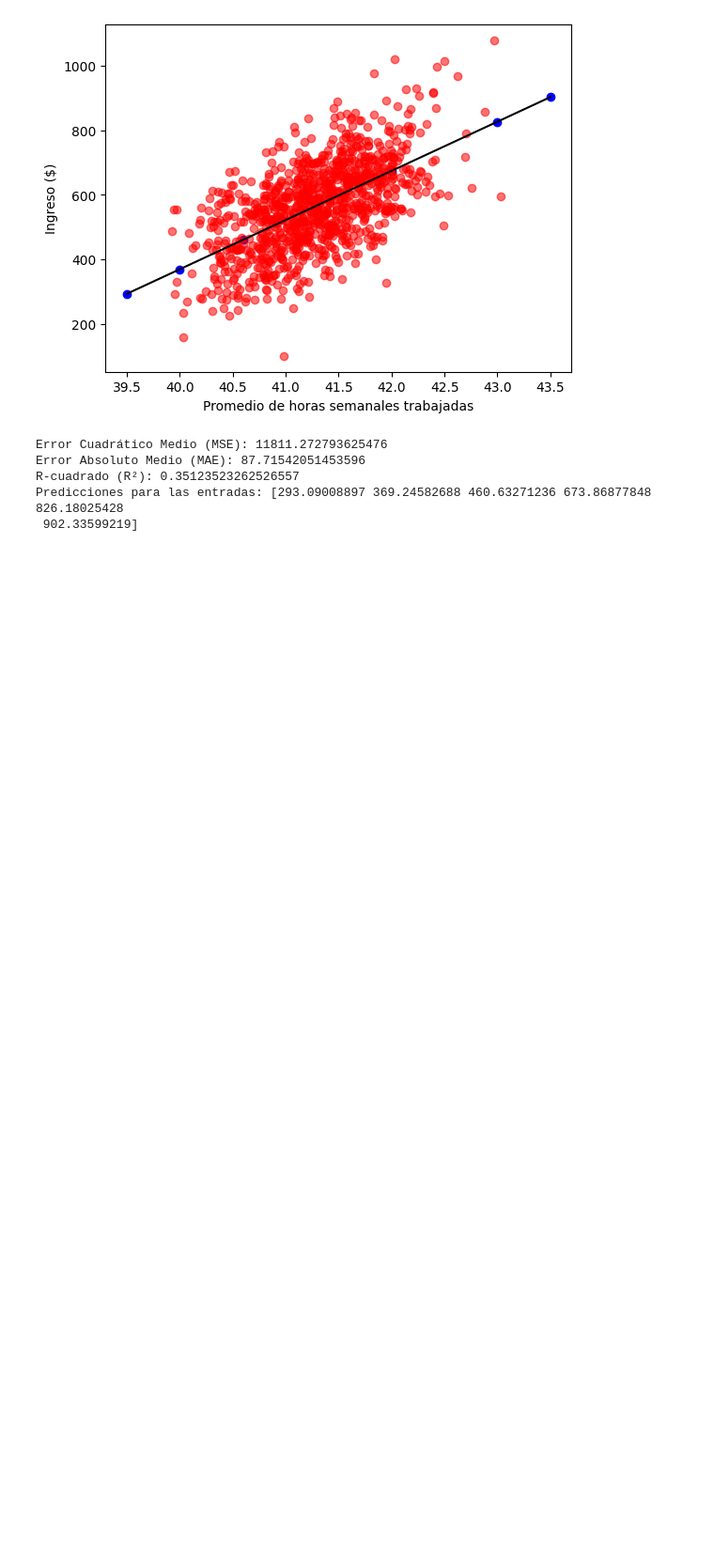
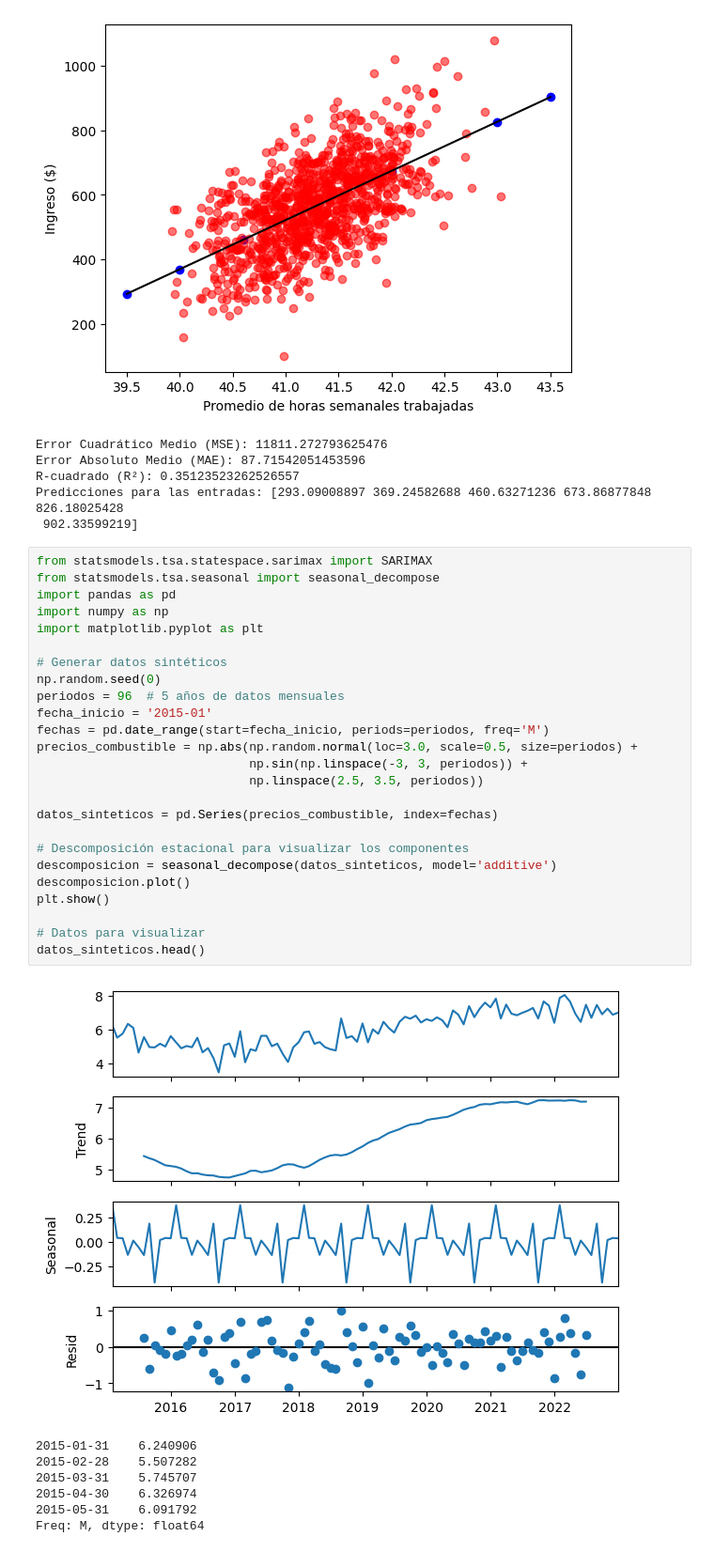
Before and after one commit to jserrataylor/cursoAI, a Jupyter notebook: Regresion_Lineal_Actualizado.ipynb, the cells around one changed output. Shown at 94% size. Saved outputs shown, nothing was run; the diff lists cells and outputs as text; blank space fills up the shorter version.

```diff
--- a/Regresion_Lineal_Actualizado.ipynb
+++ b/Regresion_Lineal_Actualizado.ipynb
@@ -277,3 +277,36 @@ Error Absoluto Medio (MAE): 87.71542051453596
 R-cuadrado (R²): 0.35123523262526557
 Predicciones para las entradas: [293.09008897 369.24582688 460.63271236 673.86877848 826.18025428
  902.33599219]
+# %%
+from statsmodels.tsa.statespace.sarimax import SARIMAX
+from statsmodels.tsa.seasonal import seasonal_decompose
+import pandas as pd
+import numpy as np
+import matplotlib.pyplot as plt
+
+# Generar datos sintéticos
+np.random.seed(0)
+periodos = 96  # 5 años de datos mensuales
+fecha_inicio = '2015-01'
+fechas = pd.date_range(start=fecha_inicio, periods=periodos, freq='M')
+precios_combustible = np.abs(np.random.normal(loc=3.0, scale=0.5, size=periodos) +
+                             np.sin(np.linspace(-3, 3, periodos)) +
+                             np.linspace(2.5, 3.5, periodos))
+
+datos_sinteticos = pd.Series(precios_combustible, index=fechas)
+
+# Descomposición estacional para visualizar los componentes
+descomposicion = seasonal_decompose(datos_sinteticos, model='additive')
+descomposicion.plot()
+plt.show()
+
+# Datos para visualizar
+datos_sinteticos.head()
+# %% [output]
+[figure, added]
+2015-01-31    6.240906
+2015-02-28    5.507282
+2015-03-31    5.745707
+2015-04-30    6.326974
+2015-05-31    6.091792
+Freq: M, dtype: float64
```
Also changed, not shown: parts of 2 cells of this notebook.
